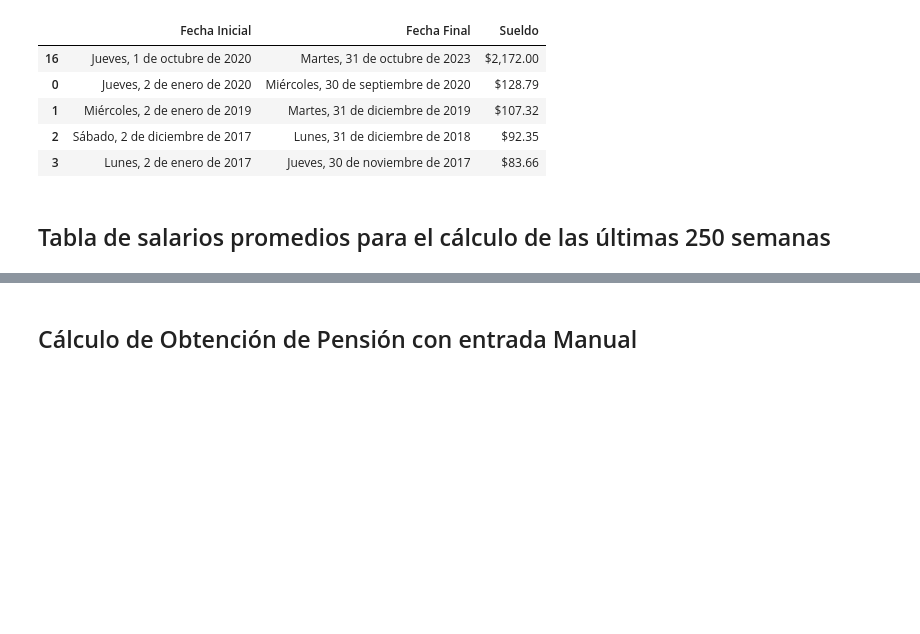
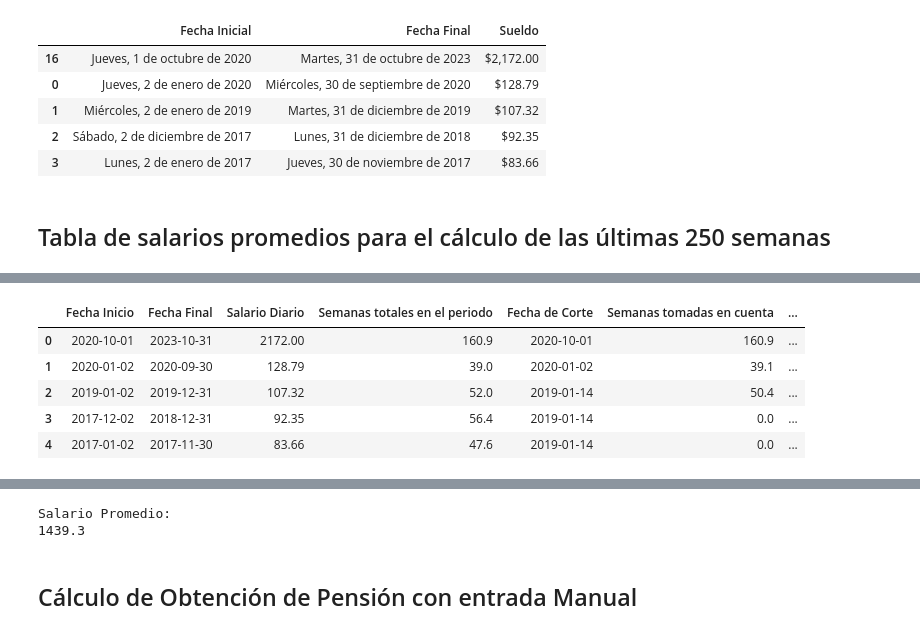
Before and after one commit to Alfonzo1114/streamlit, a Jupyter notebook: Pensiones_V3.ipynb, the cells around one changed output, grey strips where cells are left out. Drawn from its saved outputs; the diff is of its cells as text; code cells hidden in the pictures; blank space fills up the shorter version.

```diff
--- a/Pensiones_V3.ipynb
+++ b/Pensiones_V3.ipynb
@@ -713,0 +698,15 @@ Salario Promedio:
+# %%
+SALARIO_PROMEDIO_DIARIO, tabla_salario_promedio_num, tabla_salario_promedio_str = salario_promedio_fcn(semanas_contar=SEMANAS_CONTAR,
+                                                                                                        semanas_reconocidas=SemanasReconocidas,
+                                                                                                       tabla_salarios=nueva_tabla_salarios)
+
+display(tabla_salario_promedio_num.head())
+display(tabla_salario_promedio_str.head())
+print(f"Salario Promedio:\n{round(SALARIO_PROMEDIO_DIARIO, 1)}")
+# %% [output]
+|  | Fecha Inicio | Fecha Final | Salario Diario | Semanas totales en el periodo | Fecha de Corte | Semanas tomadas en cuenta | ... |
+| 0 | 2020-10-01 | 2023-10-31 | 2172.00 | 160.9 | 2020-10-01 | 160.9 | ... |
+| 1 | 2020-01-02 | 2020-09-30 | 128.79 | 39.0 | 2020-01-02 | 39.1 | ... |
+| 2 | 2019-01-02 | 2019-12-31 | 107.32 | 52.0 | 2019-01-14 | 50.4 | ... |
+| 3 | 2017-12-02 | 2018-12-31 | 92.35 | 56.4 | 2019-01-14 | 0.0 | ... |
+| 4 | 2017-01-02 | 2017-11-30 | 83.66 | 47.6 | 2019-01-14 | 0.0 | ... |
@@ -714,3 +719,5 @@ Salario Promedio:
+Salario Promedio:
+1439.3
 # %% [markdown]
 ## Cálculo de Obtención de Pensión con entrada Manual
 # %%
```
Also changed, not shown: parts of 12 cells of this notebook, 12 other files.
